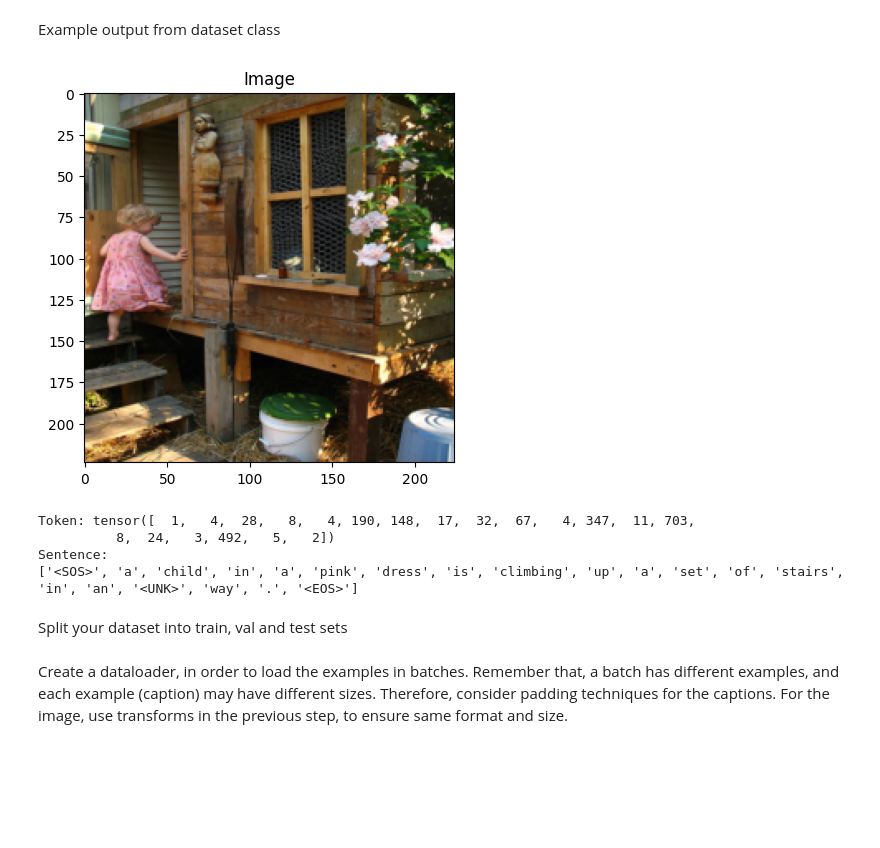
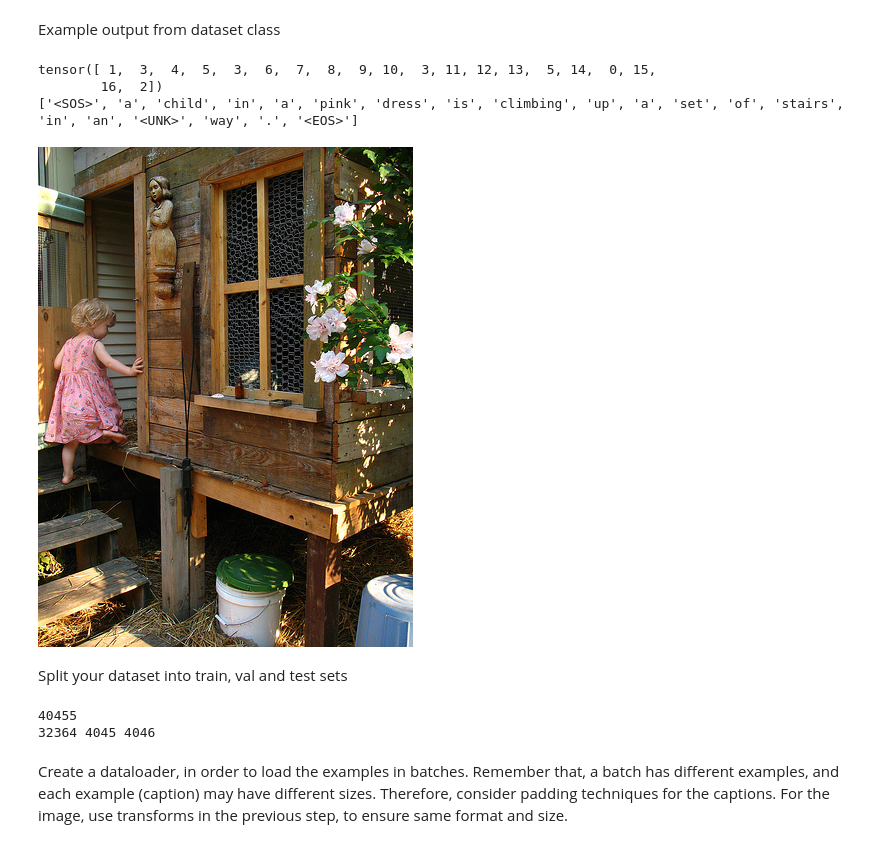
Before and after one commit to BahruzHuseynov/Portfolio, a Jupyter notebook: 2_DND_Assignment_2_23_24_2.ipynb, the cells around one changed output. Saved outputs shown, nothing was run; the diff lists cells and outputs as text; code cells hidden in the pictures; blank space fills up the shorter version.

```diff
--- a/2_DND_Assignment_2_23_24_2.ipynb
+++ b/2_DND_Assignment_2_23_24_2.ipynb
@@ -83,18 +151,18 @@ class FlickrDataset(Dataset):
 # %% [markdown]
 Example output from dataset class
-# %%
-# ADD YOUR CODE HERE
-# Show some visualizations of the created dataset
-img, caps = dataset[0]
-show_image(img,"Image")
-print("Token:",caps)
-print("Sentence:")
-print([dataset.vocab.itos[token] for token in caps.tolist()])
-# %% [output]
-[figure, removed]
-Token: tensor([  1,   4,  28,   8,   4, 190, 148,  17,  32,  67,   4, 347,  11, 703,
-          8,  24,   3, 492,   5,   2])
-Sentence:
-['<SOS>', 'a', 'child', 'in', 'a', 'pink', 'dress', 'is', 'climbing', 'up', 'a', 'set', 'of', 'stairs', 'in', 'an', '<UNK>', 'way', '.', '<EOS>']
+# %%
+dataset = FlickrDataset("Images", "captions.txt")
+# %%
+img, caps = dataset[0]
+print(caps)
+print([dataset.idx2word[int(cap)] for cap in caps])
+# %% [output]
+tensor([ 1,  3,  4,  5,  3,  6,  7,  8,  9, 10,  3, 11, 12, 13,  5, 14,  0, 15,
+        16,  2])
+['<SOS>', 'a', 'child', 'in', 'a', 'pink', 'dress', 'is', 'climbing', 'up', 'a', 'set', 'of', 'stairs', 'in', 'an', '<UNK>', 'way', '.', '<EOS>']
+# %%
+img
+# %% [output]
+[figure, added]
 # %% [markdown]
 Split your dataset into train, val and test sets
@@ -102,0 +178,10 @@ Split your dataset into train, val and test sets
+# %%
+train = int(len(dataset) * 0.8)
+val = int(len(dataset) * 0.1)
+test = len(dataset) - train - val
+len_dataset = len(dataset)
+print(len_dataset)
+print(train, val, test)
+# %% [output]
+40455
+32364 4045 4046
```
Also changed, not shown: parts of 12 cells of this notebook.
